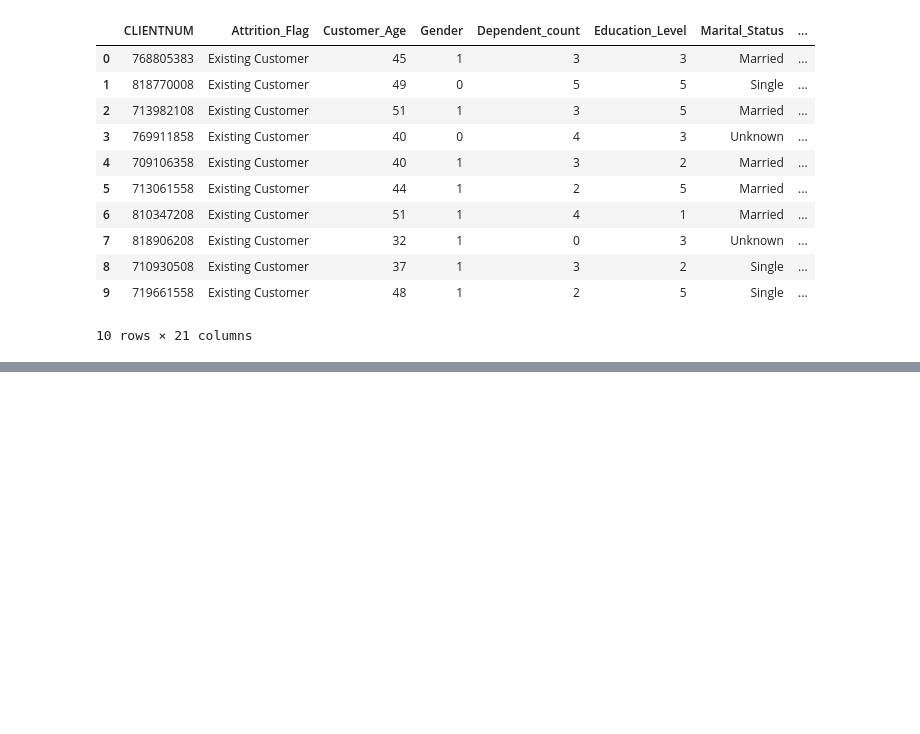
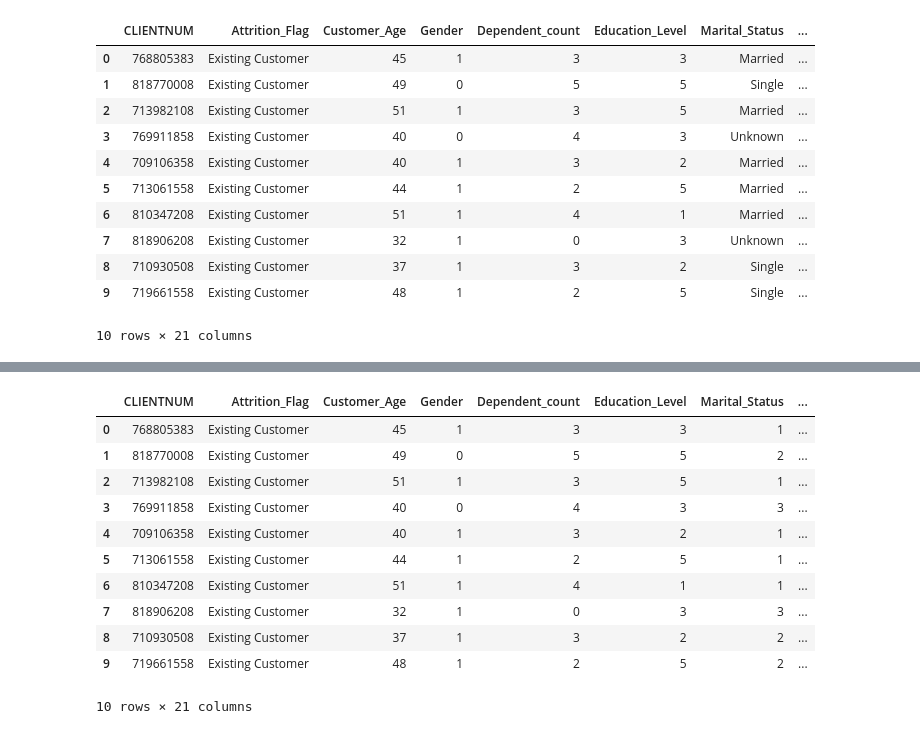
Before and after one commit to jMacProd/Machine-Learning-Credit-Card-Churn, a Jupyter notebook: Data Conversion - alpha features to numerical.ipynb, the cells around one changed output, grey strips where cells are left out. Saved outputs shown, nothing was run; the diff lists cells and outputs as text; code cells hidden in the pictures; blank space fills up the shorter version.

```diff
--- a/Data Conversion - alpha features to numerical.ipynb
+++ b/Data Conversion - alpha features to numerical.ipynb
@@ -292,0 +296,6 @@ bankchurners20columns.head(10)
+# %%
+#Create encoder
+label_encodermarital = LabelEncoder()
+# %%
+#Fit data to encoder
+label_encodermarital.fit(bankchurners20columns['Marital_Status'])
@@ -292,0 +304,3 @@ bankchurners20columns.head(10)
+# %%
+#transform - CAN ONLY RUN ONCE
+bankchurners20columns['Marital_Status'] = label_encodermarital.transform(bankchurners20columns['Marital_Status'])
@@ -292,0 +332,15 @@ bankchurners20columns.head(10)
+# %%
+bankchurners20columns.head(10)
+# %% [output]
+|  | CLIENTNUM | Attrition_Flag | Customer_Age | Gender | Dependent_count | Education_Level | Marital_Status | ... |
+| 0 | 768805383 | Existing Customer | 45 | 1 | 3 | 3 | 1 | ... |
+| 1 | 818770008 | Existing Customer | 49 | 0 | 5 | 5 | 2 | ... |
+| 2 | 713982108 | Existing Customer | 51 | 1 | 3 | 5 | 1 | ... |
+| 3 | 769911858 | Existing Customer | 40 | 0 | 4 | 3 | 3 | ... |
+| 4 | 709106358 | Existing Customer | 40 | 1 | 3 | 2 | 1 | ... |
+| 5 | 713061558 | Existing Customer | 44 | 1 | 2 | 5 | 1 | ... |
+| 6 | 810347208 | Existing Customer | 51 | 1 | 4 | 1 | 1 | ... |
+| 7 | 818906208 | Existing Customer | 32 | 1 | 0 | 3 | 3 | ... |
+| 8 | 710930508 | Existing Customer | 37 | 1 | 3 | 2 | 2 | ... |
+| 9 | 719661558 | Existing Customer | 48 | 1 | 2 | 5 | 2 | ... |
+10 rows × 21 columns
```
Also changed, not shown: parts of 8 cells of this notebook.
